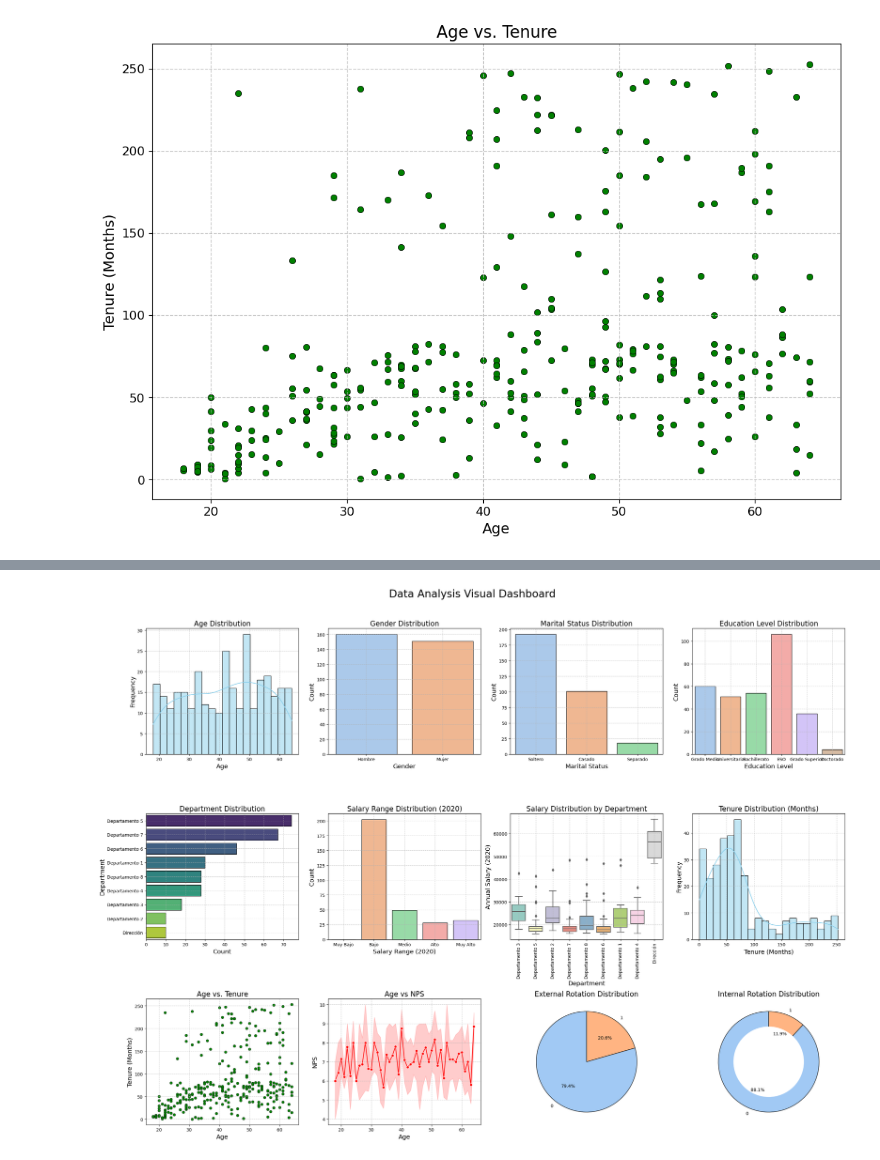
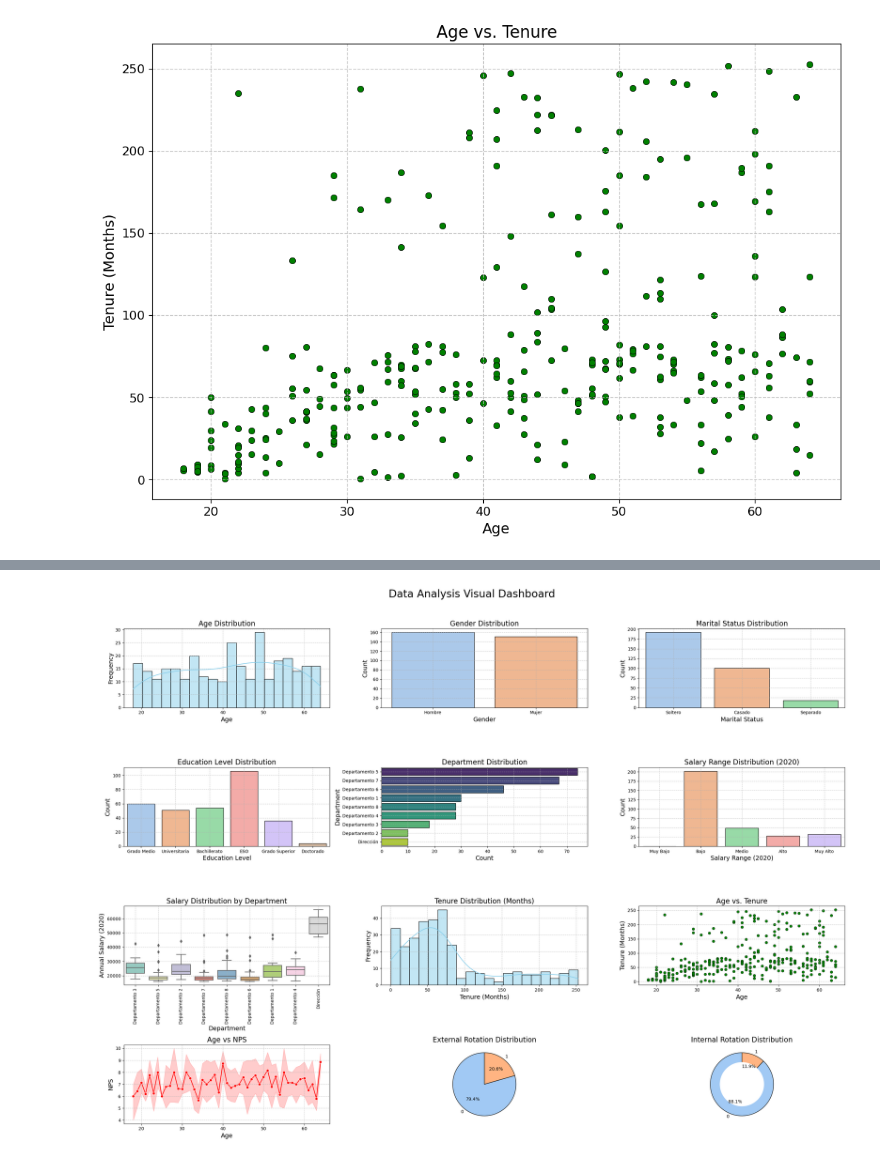
Before and after one commit to Jotis86/People-Analytics-Project, a Jupyter notebook: notebook/data_visualization.ipynb, the cells around one changed output, grey strips where cells are left out. Saved outputs shown, nothing was run; the diff lists cells and outputs as text; code cells hidden in the pictures.

```diff
--- a/notebook/data_visualization.ipynb
+++ b/notebook/data_visualization.ipynb
@@ -299,6 +299,6 @@ plt.show()
 # %%
 # Create a visual dashboard with 12 charts
-fig, axes = plt.subplots(3, 4, figsize=(24, 18))
+fig, axes = plt.subplots(4, 3, figsize=(24, 18))
 fig.suptitle('Data Analysis Visual Dashboard', fontsize=24)
 
 # 1. Age Distribution
@@ -319,73 +319,73 @@ axes[0, 1].grid(True, linestyle='--', alpha=0.7)
 sns.countplot(x='ESTADO CIVIL', data=data, palette='pastel', edgecolor='black', ax=axes[0, 2])
 axes[0, 2].set_title('Marital Status Distribution', fontsize=16)
 axes[0, 2].set_xlabel('Marital Status', fontsize=14)
 axes[0, 2].set_ylabel('Count', fontsize=14)
 axes[0, 2].grid(True, linestyle='--', alpha=0.7)
 
 # 4. Education Level Distribution
-sns.countplot(x='Formación Oficial Reglada', data=data, palette='pastel', edgecolor='black', ax=axes[0, 3])
-axes[0, 3].set_title('Education Level Distribution', fontsize=16)
-axes[0, 3].set_xlabel('Education Level', fontsize=14)
-axes[0, 3].set_ylabel('Count', fontsize=14)
-axes[0, 3].grid(True, linestyle='--', alpha=0.7)
+sns.countplot(x='Formación Oficial Reglada', data=data, palette='pastel', edgecolor='black', ax=axes[1, 0])
+axes[1, 0].set_title('Education Level Distribution', fontsize=16)
+axes[1, 0].set_xlabel('Education Level', fontsize=14)
+axes[1, 0].set_ylabel('Count', fontsize=14)
+axes[1, 0].grid(True, linestyle='--', alpha=0.7)
 
 # 5. Department Distribution
-sns.countplot(y='Departamento', data=data, order=data['Departamento'].value_counts().index, palette='viridis', edgecolor='black', ax=axes[1, 0])
-axes[1, 0].set_title('Department Distribution', fontsize=16)
-axes[1, 0].set_xlabel('Count', fontsize=14)
-axes[1, 0].set_ylabel('Department', fontsize=14)
-axes[1, 0].grid(True, linestyle='--', alpha=0.7)
+sns.countplot(y='Departamento', data=data, order=data['Departamento'].value_counts().index, palette='viridis', edgecolor='black', ax=axes[1, 1])
+axes[1, 1].set_title('Department Distribution', fontsize=16)
+axes[1, 1].set_xlabel('Count', fontsize=14)
+axes[1, 1].set_ylabel('Department', fontsize=14)
+axes[1, 1].grid(True, linestyle='--', alpha=0.7)
 
 # 6. Salary Range Distribution (2020)
-sns.countplot(x='Rango Salario', data=data, palette='pastel', edgecolor='black', ax=axes[1, 1])
-axes[1, 1].set_title('Salary Range Distribution (2020)', fontsize=16)
-axes[1, 1].set_xlabel('Salary Range (2020)', fontsize=14)
-axes[1, 1].set_ylabel('Count', fontsize=14)
-axes[1, 1].grid(True, linestyle='--', alpha=0.7)
+sns.countplot(x='Rango Salario', data=data, palette='pastel', edgecolor='black', ax=axes[1, 2])
+axes[1, 2].set_title('Salary Range Distribution (2020)', fontsize=16)
+axes[1, 2].set_xlabel('Salary Range (2020)', fontsize=14)
+axes[1, 2].set_ylabel('Count', fontsize=14)
+axes[1, 2].grid(True, linestyle='--', alpha=0.7)
 
 # 7. Salary Distribution by Department
-sns.boxplot(x='Departamento', y='Salario Anual Actual 2020', data=data, palette='Set3', ax=axes[1, 2])
-axes[1, 2].set_title('Salary Distribution by Department', fontsize=16)
-axes[1, 2].set_xlabel('Department', fontsize=14)
-axes[1, 2].set_ylabel('Annual Salary (2020)', fontsize=14)
-axes[1, 2].tick_params(axis='x', rotation=90)
-axes[1, 2].grid(True, linestyle='--', alpha=0.7)
+sns.boxplot(x='Departamento', y='Salario Anual Actual 2020', data=data, palette='Set3', ax=axes[2, 0])
+axes[2, 0].set_title('Salary Distribution by Department', fontsize=16)
+axes[2, 0].set_xlabel('Department', fontsize=14)
+axes[2, 0].set_ylabel('Annual Salary (2020)', fontsize=14)
+axes[2, 0].tick_params(axis='x', rotation=90)
+axes[2, 0].grid(True, linestyle='--', alpha=0.7)
 
 # 8. Tenure Distribution (Months)
-sns.histplot(data['Antigüedad Meses'], kde=True, bins=20, color='skyblue', edgecolor='black', ax=axes[1, 3])
-axes[1, 3].set_title('Tenure Distribution (Months)', fontsize=16)
-axes[1, 3].set_xlabel('Tenure (Months)', fontsize=14)
-axes[1, 3].set_ylabel('Frequency', fontsize=14)
-axes[1, 3].grid(True, linestyle='--', alpha=0.7)
+sns.histplot(data['Antigüedad Meses'], kde=True, bins=20, color='skyblue', edgecolor='black', ax=axes[2, 1])
+axes[2, 1].set_title('Tenure Distribution (Months)', fontsize=16)
+axes[2, 1].set_xlabel('Tenure (Months)', fontsize=14)
+axes[2, 1].set_ylabel('Frequency', fontsize=14)
+axes[2, 1].grid(True, linestyle='--', alpha=0.7)
 
 # 9. Age vs. Tenure
-sns.scatterplot(x='Edad', y='Antigüedad Meses', data=data, color='green', edgecolor='black', ax=axes[2, 0])
-axes[2, 0].set_title('Age vs. Tenure', fontsize=16)
-axes[2, 0].set_xlabel('Age', fontsize=14)
-axes[2, 0].set_ylabel('Tenure (Months)', fontsize=14)
-axes[2, 0].grid(True, linestyle='--', alpha=0.7)
+sns.scatterplot(x='Edad', y='Antigüedad Meses', data=data, color='green', edgecolor='black', ax=axes[2, 2])
+axes[2, 2].set_title('Age vs. Tenure', fontsize=16)
+axes[2, 2].set_xlabel('Age', fontsize=14)
+axes[2, 2].set_ylabel('Tenure (Months)', fontsize=14)
+axes[2, 2].grid(True, linestyle='--', alpha=0.7)
 
 # 10. Age vs. NPS
-sns.lineplot(x='Edad', y='NPS', data=data, marker='o', color='red', ax=axes[2, 1])
-axes[2, 1].set_title('Age vs NPS', fontsize=16)
-axes[2, 1].set_xlabel('Age', fontsize=14)
-axes[2, 1].set_ylabel('NPS', fontsize=14)
-axes[2, 1].grid(True, linestyle='--', alpha=0.7)
+sns.lineplot(x='Edad', y='NPS', data=data, marker='o', color='red', ax=axes[3, 0])
+axes[3, 0].set_title('Age vs NPS', fontsize=16)
+axes[3, 0].set_xlabel('Age', fontsize=14)
+axes[3, 0].set_ylabel('NPS', fontsize=14)
+axes[3, 0].grid(True, linestyle='--', alpha=0.7)
 
 # 11. External Rotation Distribution
-data['Rotación Externa'].value_counts().plot.pie(autopct='%1.1f%%', colors=sns.color_palette('pastel'), startangle=90, wedgeprops={'edgecolor': 'black'}, ax=axes[2, 2])
-axes[2, 2].set_title('External Rotation Distribution', fontsize=16)
-axes[2, 2].set_ylabel('')
+data['Rotación Externa'].value_counts().plot.pie(autopct='%1.1f%%', colors=sns.color_palette('pastel'), startangle=90, wedgeprops={'edgecolor': 'black'}, ax=axes[3, 1])
+axes[3, 1].set_title('External Rotation Distribution', fontsize=16)
+axes[3, 1].set_ylabel('')
 
 # 12. Internal Rotation Distribution
-internal_rotation_counts.plot.pie(autopct='%1.1f%%', colors=sns.color_palette('pastel'), startangle=90, wedgeprops={'edgecolor': 'black'}, ax=axes[2, 3])
+internal_rotation_counts.plot.pie(autopct='%1.1f%%', colors=sns.color_palette('pastel'), startangle=90, wedgeprops={'edgecolor': 'black'}, ax=axes[3, 2])
 centre_circle = plt.Circle((0,0),0.70,fc='white')
 fig = plt.gcf()
 fig.gca().add_artist(centre_circle)
-axes[2, 3].set_title('Internal Rotation Distribution', fontsize=16)
-axes[2, 3].set_ylabel('')
+axes[3, 2].set_title('Internal Rotation Distribution', fontsize=16)
+axes[3, 2].set_ylabel('')
 
 plt.tight_layout(rect=[0, 0, 1, 0.96])
 plt.show()
 # %% [output]
-[figure, old version]
+[figure, new version]
```
Also changed, not shown: parts of 1 cell of this notebook, 1 other file.
